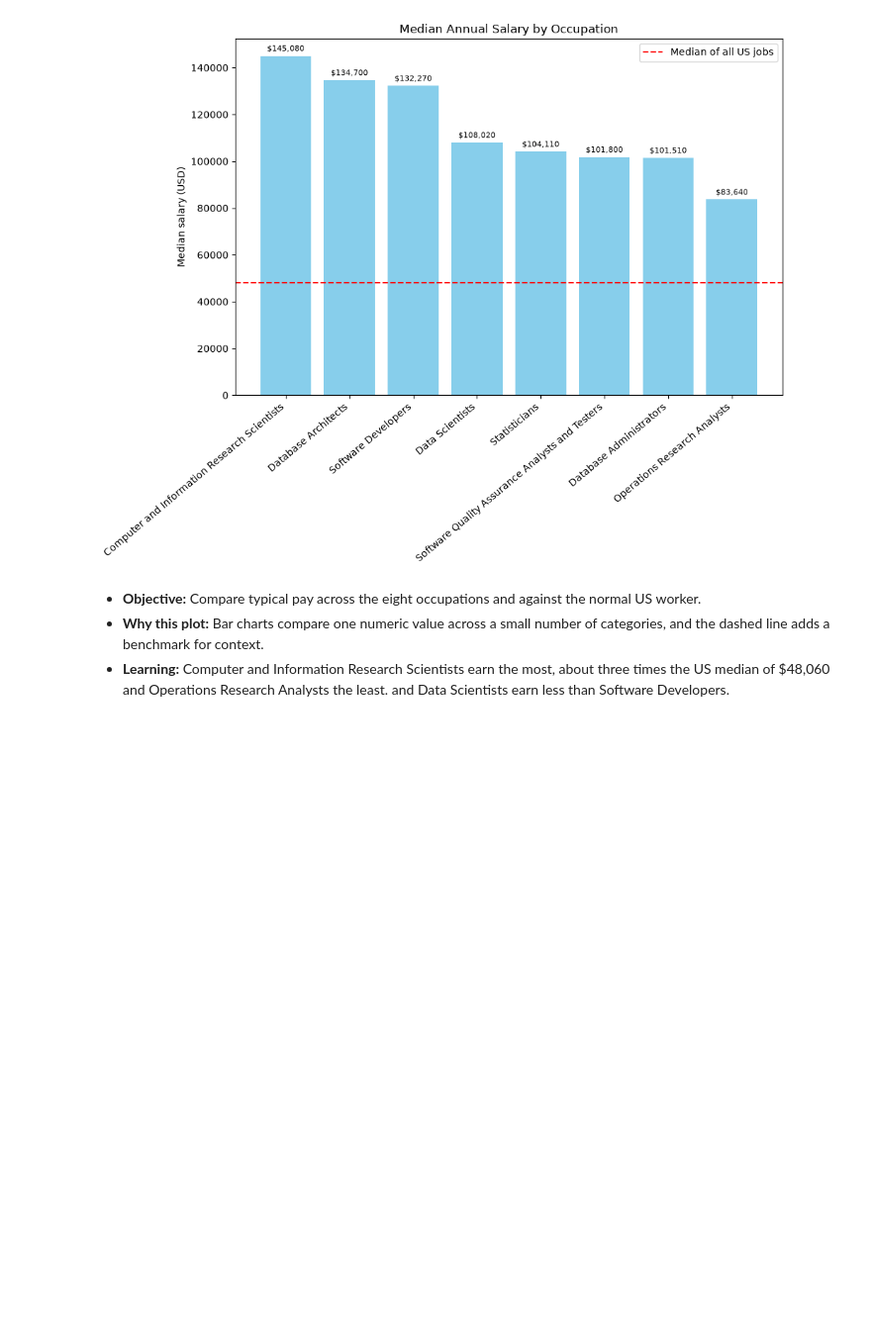
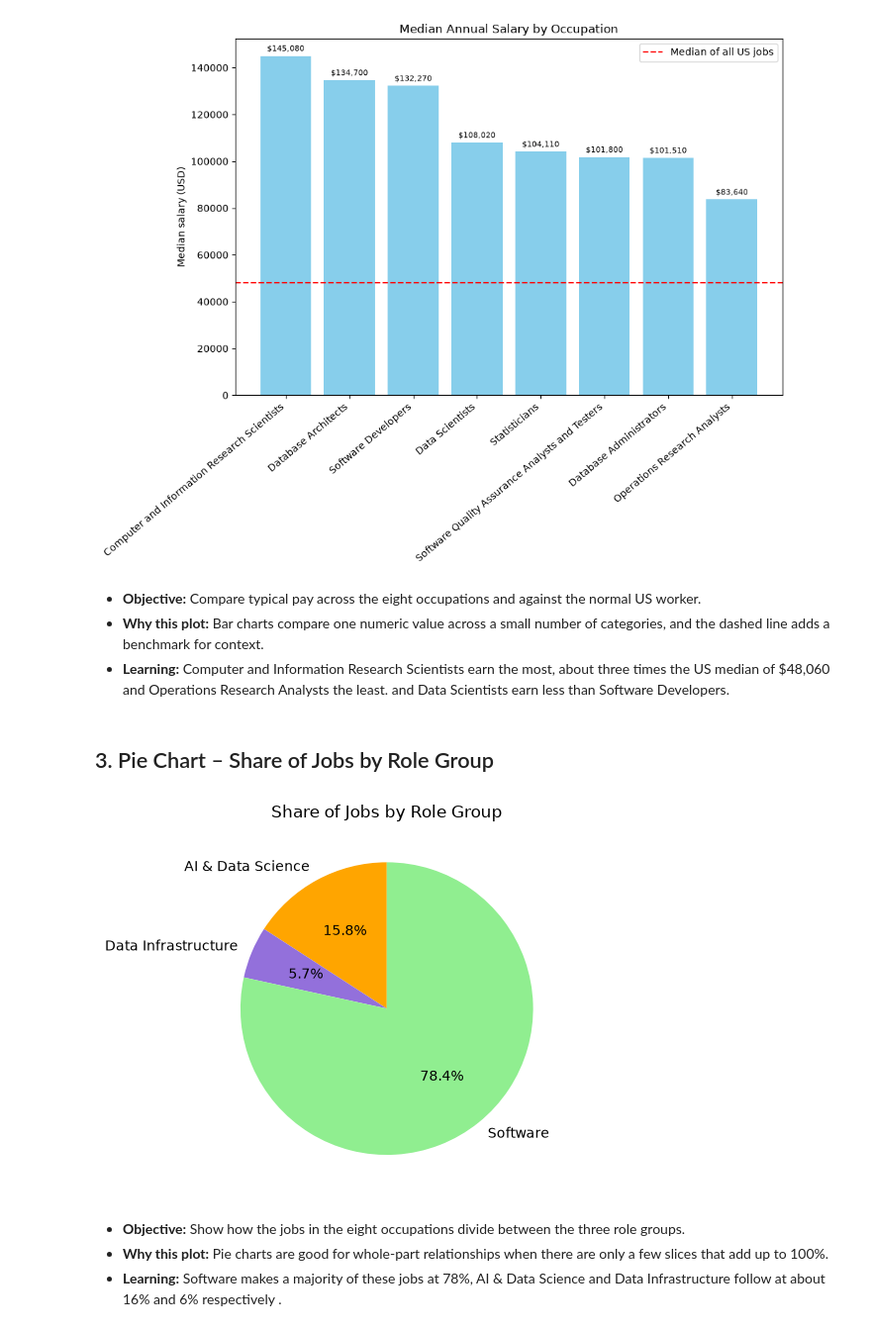
Before and after one commit to 2024658/Data_Visualisation_CA1, a Jupyter notebook: employment_analysis.ipynb, the cells around one changed output. Shown at 99% size. Cells and saved outputs as stored; diff of their text form; code cells hidden in the pictures; blank space fills up the shorter version.

Commit message:
Created Role group pie chart

```diff
--- a/employment_analysis.ipynb
+++ b/employment_analysis.ipynb
@@ -105,3 +105,17 @@ plt.show()
 - **Objective:** Compare typical pay across the eight occupations and against the normal US worker.
 - **Why this plot:** Bar charts compare one numeric value across a small number of categories, and the dashed line adds a benchmark for context.
 - **Learning:** Computer and Information Research Scientists earn the most, about three times the US median of $48,060 and Operations Research Analysts the least. and Data Scientists earn less than Software Developers.
+# %% [markdown]
+## 3. Pie Chart – Share of Jobs by Role Group
+# %%
+share = nat.groupby("group")["TOT_EMP"].sum()
+
+plt.pie(share, labels=share.index, autopct="%1.1f%%", startangle=90, colors=["orange", "mediumpurple", "lightgreen"])
+plt.title("Share of Jobs by Role Group")
+plt.show()
+# %% [output]
+[figure, added]
+# %% [markdown]
+- **Objective:** Show how the jobs in the eight occupations divide between the three role groups.
+- **Why this plot:** Pie charts are good for whole-part relationships when there are only a few slices that add up to 100%.
+- **Learning:** Software makes a majority of these jobs at 78%, AI & Data Science  and Data Infrastructure follow at about 16% and 6% respectively .
```
